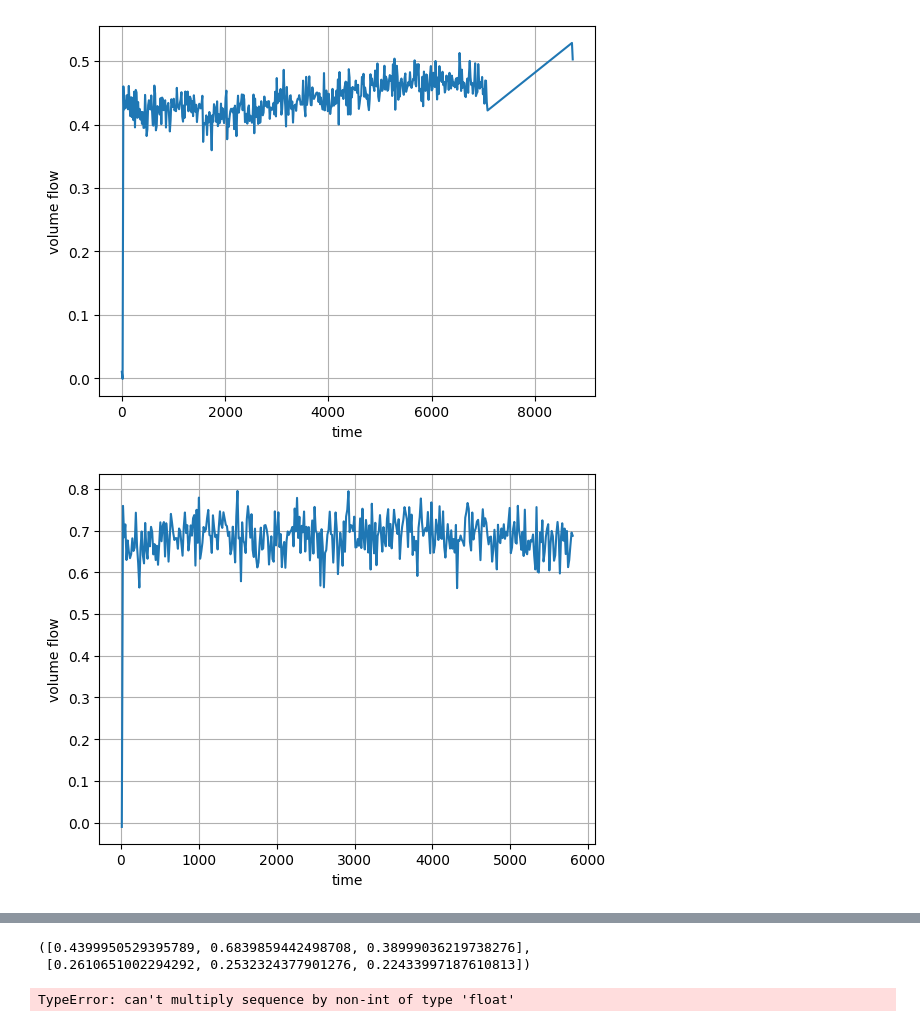
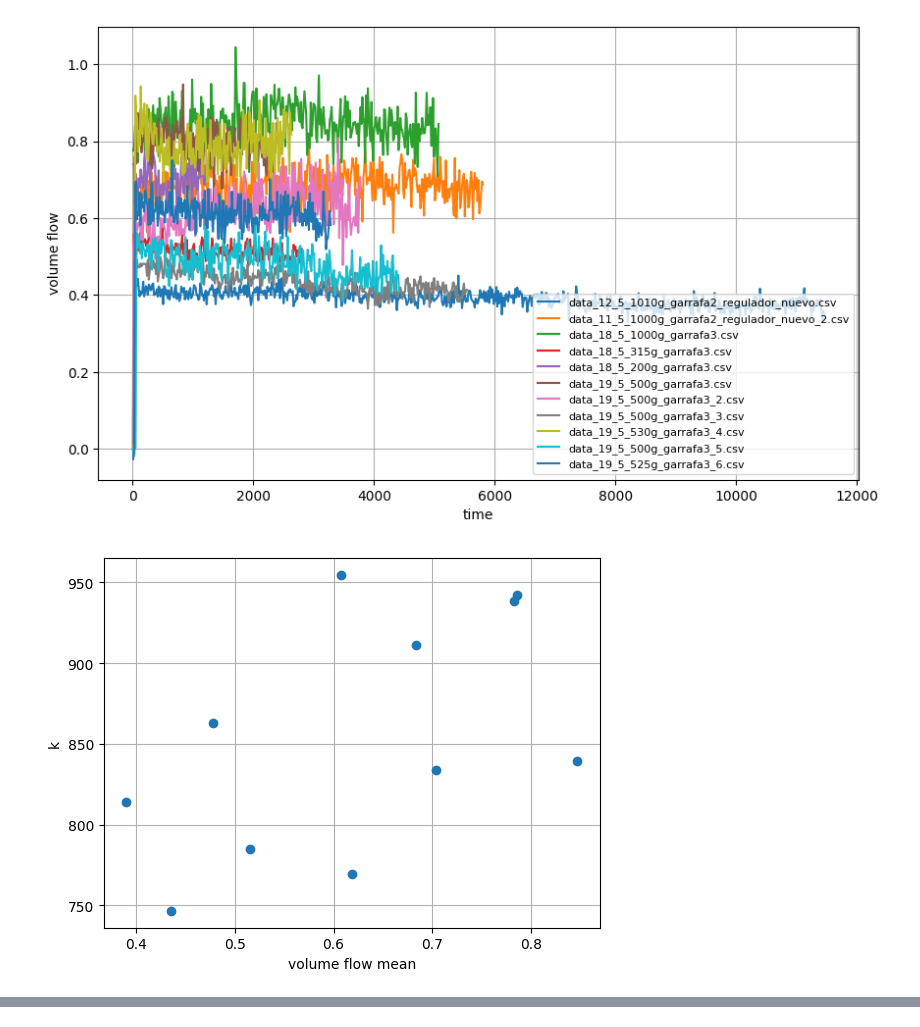
Before and after one commit to nachomendi2/Proyecto-final-firmware, a Jupyter notebook: k_calculator.ipynb, the cells around one changed output, grey strips where cells are left out. Drawn from its saved outputs; the diff is of its cells as text; code cells hidden in the pictures.

```diff
--- a/k_calculator.ipynb
+++ b/k_calculator.ipynb
@@ -57,18 +68,30 @@ def calculate_ks(paths, totalizer, first_timestamp):
     return means, k
 # %%
 # Usage example
-file_path_0 = 'data_11_5_1000g_garrafa2_regulador_nuevo.csv'
-k_value_0 = calculate_k(file_path_0, 1000, 30.65)
-file_path_1 = 'data_11_5_1000g_garrafa2_regulador_nuevo_2.csv'
-k_value_1 = calculate_k(file_path_1, 1000, 25.91)
-file_path_2 = 'data_12_5_1010g_garrafa2_regulador_nuevo.csv'
-k_value_2 = calculate_k(file_path_2, 1010, 24.71)
+#file_path_0 = 'data_11_5_1000g_garrafa2_regulador_nuevo.csv'
+#k_value_0 = calculate_k(file_path_0, 1000, 30.65)
+#file_path_1 = 'data_11_5_1000g_garrafa2_regulador_nuevo_2.csv'
+#k_value_1 = calculate_k(file_path_1, 1000, 25.91)
+#file_path_2 = 'data_12_5_1010g_garrafa2_regulador_nuevo.csv'
+#k_value_2 = calculate_k(file_path_2, 1010, 24.71)
 
-print("k value 0:", k_value_0)
-print("k value 1:", k_value_1)
-print("k value 2:", k_value_2)
+#print("k value 0:", k_value_0)
+#print("k value 1:", k_value_1)
+#print("k value 2:", k_value_2)
 
-calculate_ks(['data_11_5_1000g_garrafa2_regulador_nuevo.csv','data_11_5_1000g_garrafa2_regulador_nuevo_2.csv','data_12_5_1010g_garrafa2_regulador_nuevo.csv'], 1000, 30)
+calculate_ks([['medidas/data_12_5_1010g_garrafa2_regulador_nuevo.csv',1010,9.7],
+              ['medidas/data_11_5_1000g_garrafa2_regulador_nuevo_2.csv', 1000, 25.91],
+              ['medidas/data_18_5_1000g_garrafa3.csv', 1000, 0],
+              ['medidas/data_18_5_315g_garrafa3.csv', 315, 0],
+              ['medidas/data_18_5_200g_garrafa3.csv', 200, 0],
+              ['medidas/data_19_5_500g_garrafa3.csv',500,25.58],
+              ['medidas/data_19_5_500g_garrafa3_2.csv',500,1.2],
+              ['medidas/data_19_5_500g_garrafa3_3.csv',500,11.32],
+              ['medidas/data_19_5_530g_garrafa3_4.csv',530,29.24],
+              ['medidas/data_19_5_500g_garrafa3_5.csv',500,48.41],
+              ['medidas/data_19_5_525g_garrafa3_6.csv',525,23.52]])
+              #['data_18_5_155g_error_com.csv', 155, 0],
+              #['data_18_5_210g.csv', 210, 0],])
 # %% [output]
-[figure, old version]
+[figure, new version]
-[figure, old version]
+[figure, new version]
@@ -85,6 +114,0 @@ k value 2: (0.22647855180447657, 0.38999036219738276)
-([0.4399950529395789, 0.6839859442498708, 0.38999036219738276],
- [0.2610651002294292, 0.2532324377901276, 0.22433997187610813])
-# %%
-print(0.43999*k_value_0)
-# %% [output]
-TypeError: can't multiply sequence by non-int of type 'float'
```
Also changed, not shown: parts of 2 cells of this notebook, 48 other files.
